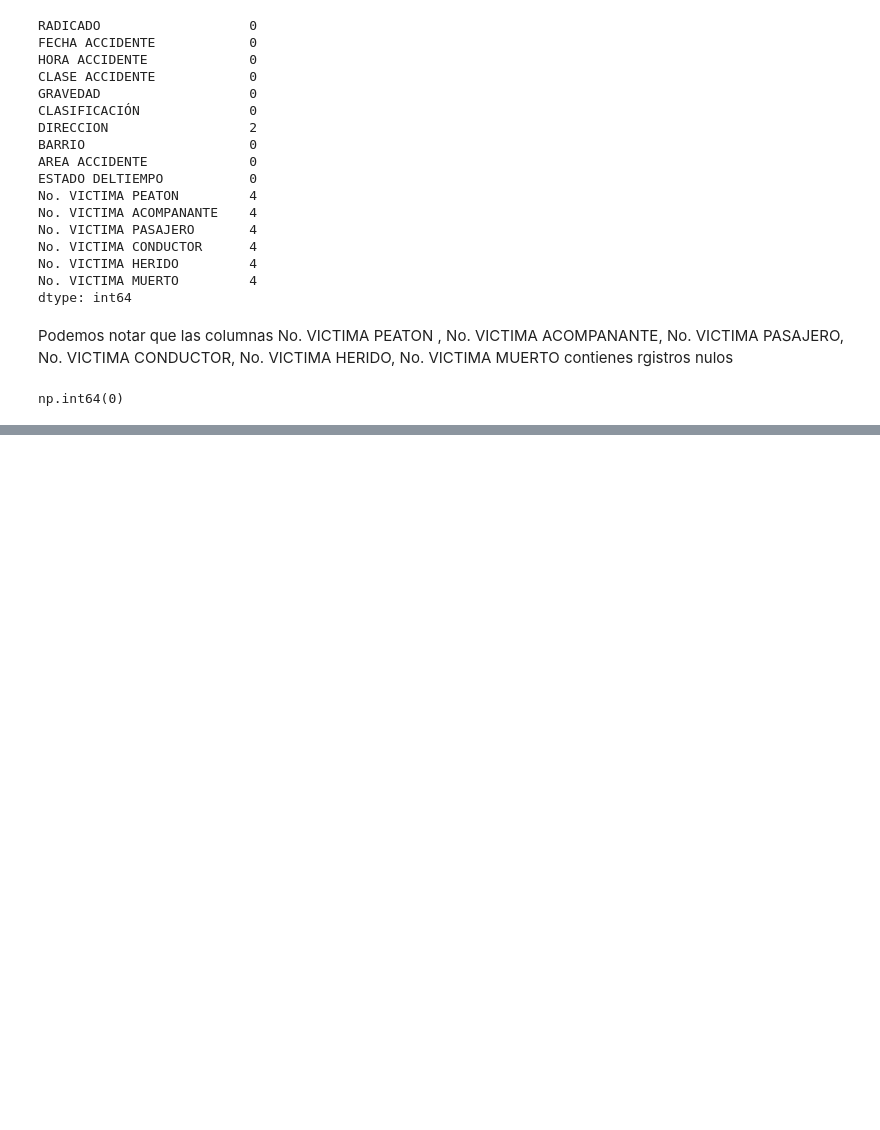
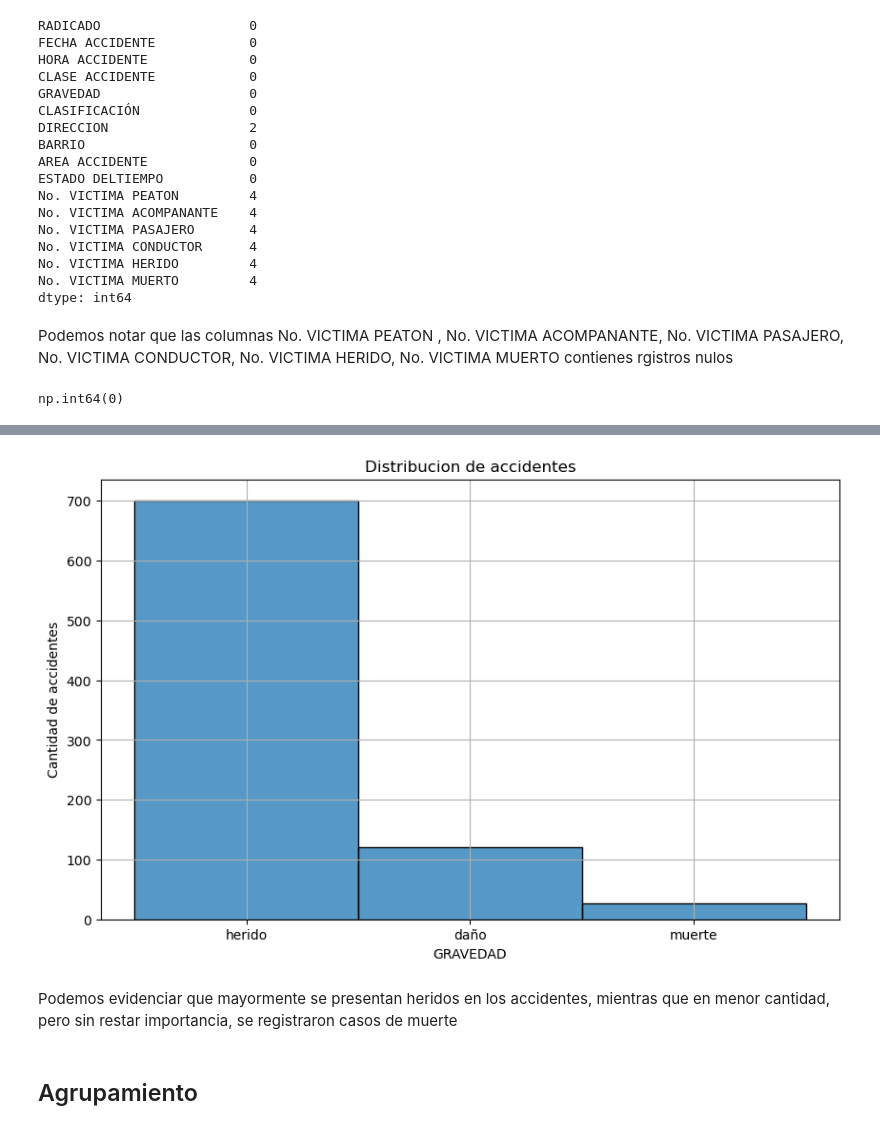
Before and after one commit to fruizga/data-analisis-bootcamp, a Jupyter notebook: analisis-cierre-curso.ipynb, the cells around one changed output, grey strips where cells are left out. Saved outputs shown, nothing was run; the diff lists cells and outputs as text; code cells hidden in the pictures; blank space fills up the shorter version.

Commit message:
Adicion de gráficos y agrupamiento de datos

```diff
--- a/analisis-cierre-curso.ipynb
+++ b/analisis-cierre-curso.ipynb
@@ -99,0 +133,5 @@ dtype: object
+# %%
+#REEMPLAZAR NAN POR LA MEDIA EN COLUMNAS NUMNERICAS
+
+numeric_cols = df_caso.select_dtypes(include=['number']).columns
+df_caso[numeric_cols] = df_caso[numeric_cols].fillna(df_caso[numeric_cols].mean())
@@ -99,0 +163,7 @@ dtype: object
+# %%
+df_duplicate = df_original.copy()
+# %%
+#REEMPLAZAR NAN POR LA MEDIA EN COLUMNAS NUMNERICAS
+
+numeric_cols = df_duplicate.select_dtypes(include=['number']).columns
+df_duplicate[numeric_cols] = df_duplicate[numeric_cols].fillna(df_caso[numeric_cols].mean())
@@ -99,0 +220,5 @@ dtype: object
+# %%
+#REEMPLAZAR NAN POR LA MEDIA EN COLUMNAS NUMNERICAS
+
+numeric_cols = df_duplicate.select_dtypes(include=['number']).columns
+df_duplicate[numeric_cols] = df_duplicate[numeric_cols].fillna(df_caso[numeric_cols].mean())
@@ -99,0 +246,15 @@ dtype: object
+# %%
+## Visualizacion de la distribucion de cantidad de accidentes según gravedad del mismo
+plt.figure(figsize=(10,6))## tamaño del grafico
+sns.histplot(df_duplicate["GRAVEDAD"],bins=20,edgecolor="k")
+plt.title("Distribucion de accidentes")
+plt.xlabel("GRAVEDAD") ## titulo en eje x
+plt.ylabel("Cantidad de accidentes") ## titulo en eje y
+plt.grid()## maya
+plt.show()## mostrar grafico
+# %% [output]
+[figure, added]
+# %% [markdown]
+Podemos evidenciar que mayormente se presentan heridos en los accidentes, mientras que en menor cantidad, pero sin restar importancia, se registraron casos de muerte
+# %% [markdown]
+## Agrupamiento
```
Also changed, not shown: parts of 22 cells of this notebook.
